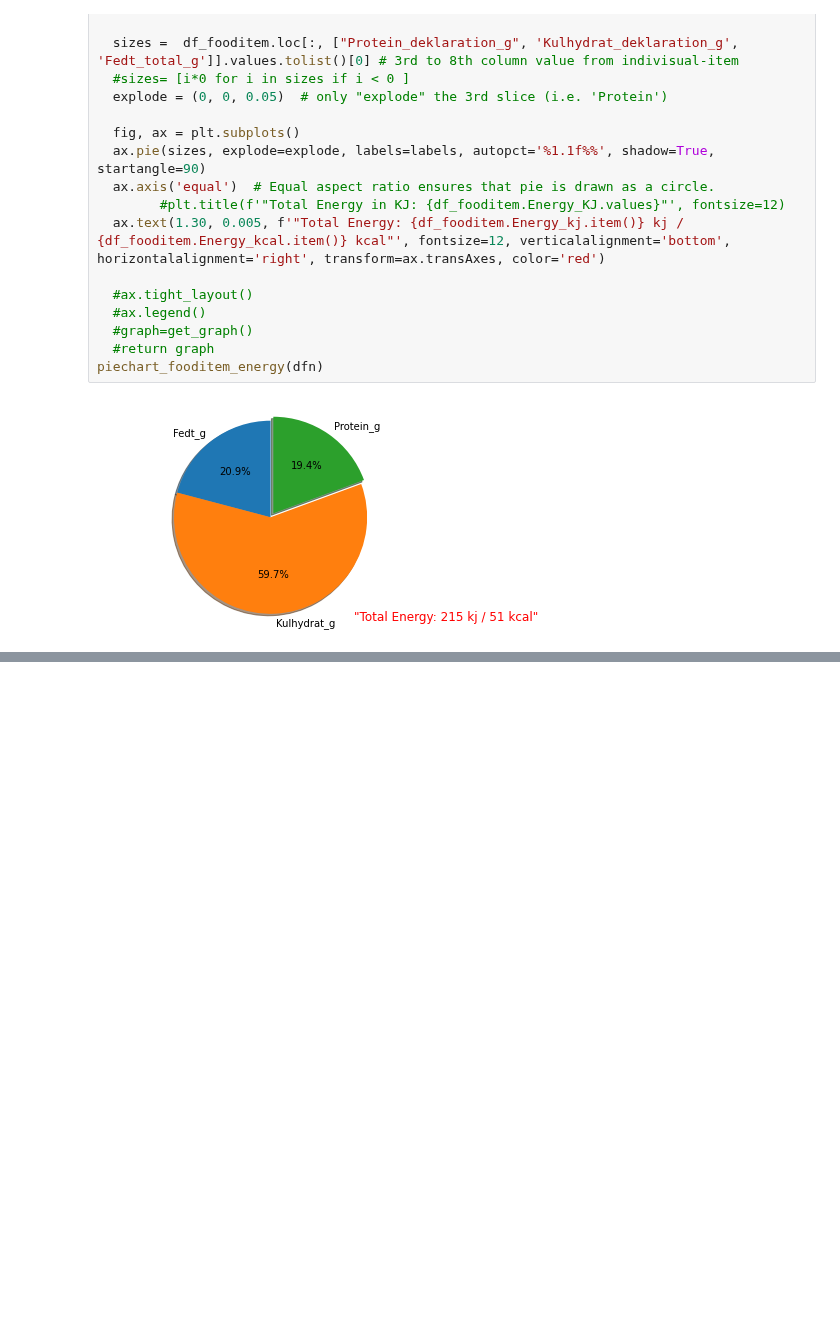
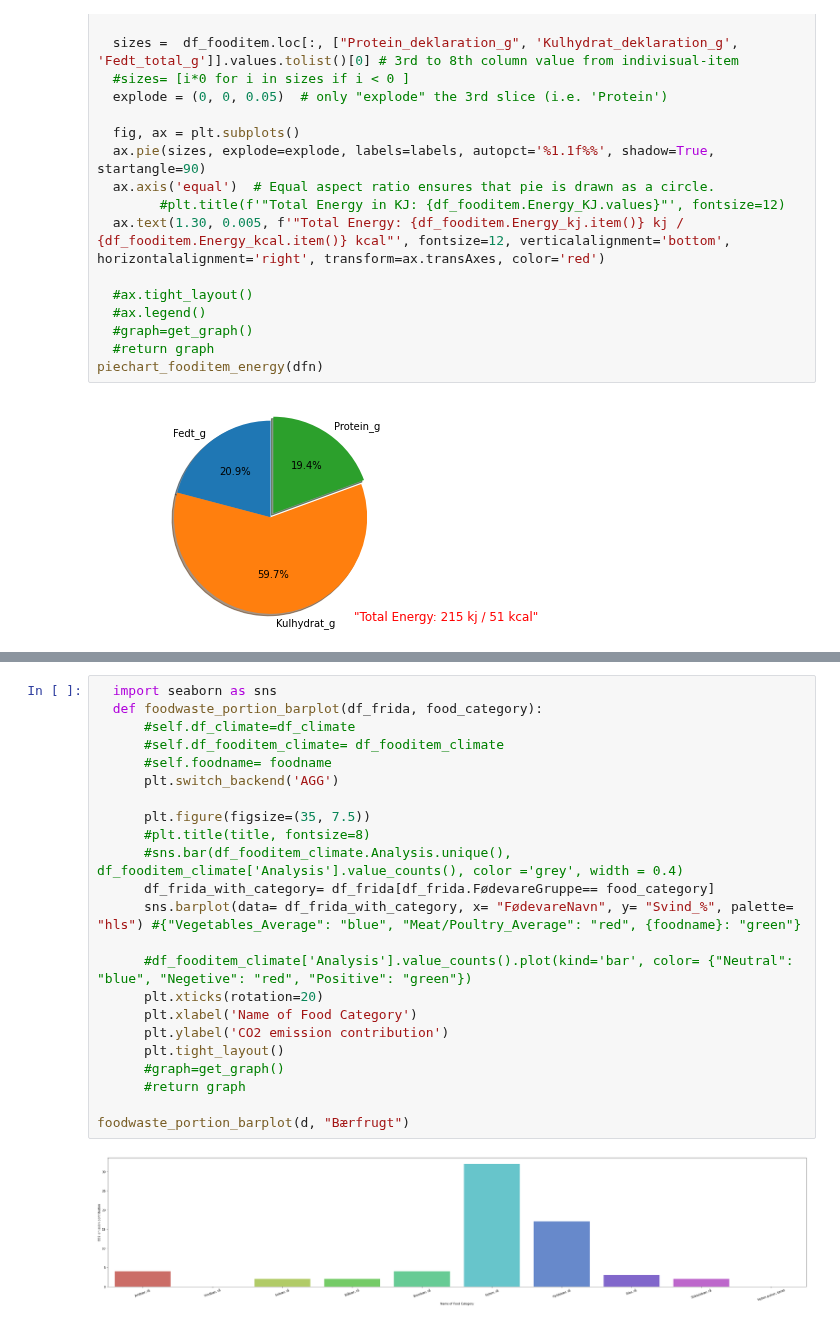
Before and after one commit to mrchapagain/ConsumerDataAnalytics, a Jupyter notebook: Data_Exploration.ipynb, the cells around one changed output, grey strips where cells are left out. Drawn from its saved outputs; the diff is of its cells as text; blank space fills up the shorter version.

```diff
--- a/Data_Exploration.ipynb
+++ b/Data_Exploration.ipynb
@@ -963,0 +882,25 @@ def surface_properties_image(self):
+# %%
+  import seaborn as sns
+  def foodwaste_portion_barplot(df_frida, food_category):
+      #self.df_climate=df_climate
+      #self.df_fooditem_climate= df_fooditem_climate
+      #self.foodname= foodname
+      plt.switch_backend('AGG')
+
+      plt.figure(figsize=(35, 7.5))
+      #plt.title(title, fontsize=8)
+      #sns.bar(df_fooditem_climate.Analysis.unique(), df_fooditem_climate['Analysis'].value_counts(), color ='grey', width = 0.4)
+      df_frida_with_category= df_frida[df_frida.FødevareGruppe== food_category]
+      sns.barplot(data= df_frida_with_category, x= "FødevareNavn", y= "Svind_%", palette= "hls") #{"Vegetables_Average": "blue", "Meat/Poultry_Average": "red", {foodname}: "green"}
+
+      #df_fooditem_climate['Analysis'].value_counts().plot(kind='bar', color= {"Neutral": "blue", "Negetive": "red", "Positive": "green"})
+      plt.xticks(rotation=20)
+      plt.xlabel('Name of Food Category')
+      plt.ylabel('CO2 emission contribution')
+      plt.tight_layout()
+      #graph=get_graph()
+      #return graph
+
+foodwaste_portion_barplot(d, "Bærfrugt")
+# %% [output]
+[figure, added]
```
Also changed, not shown: parts of 9 cells of this notebook.
